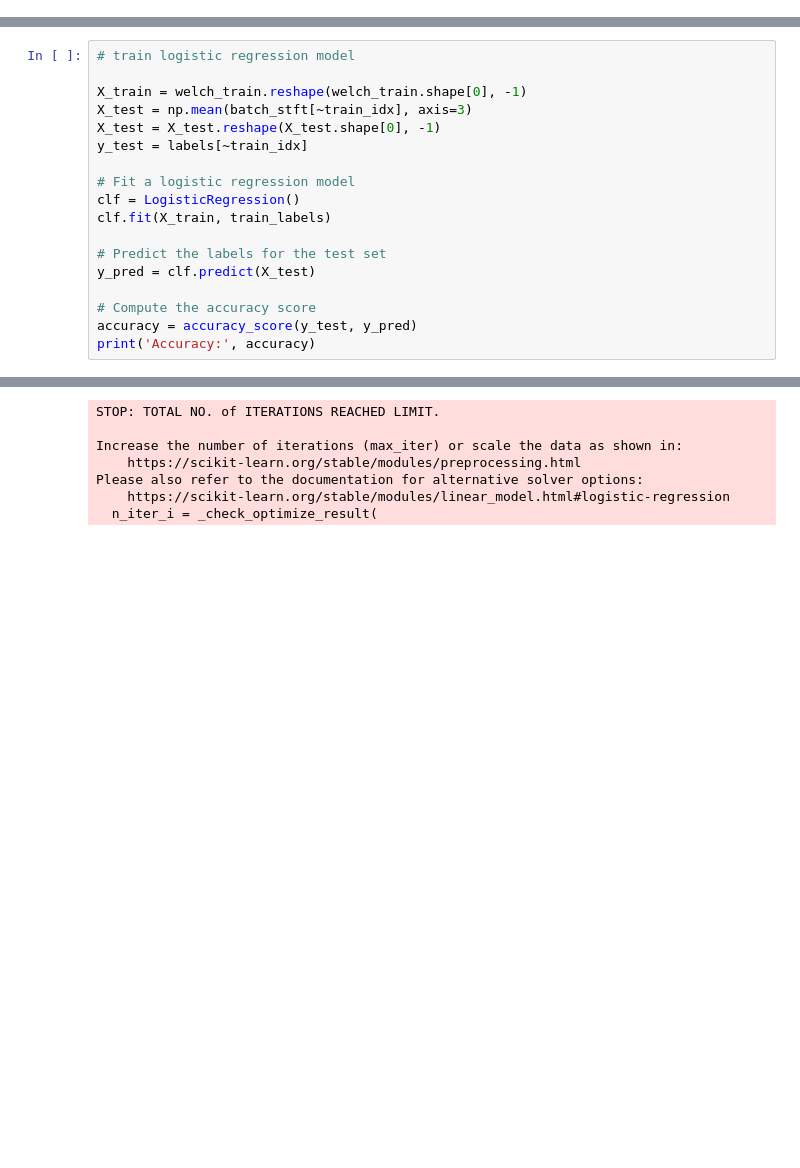
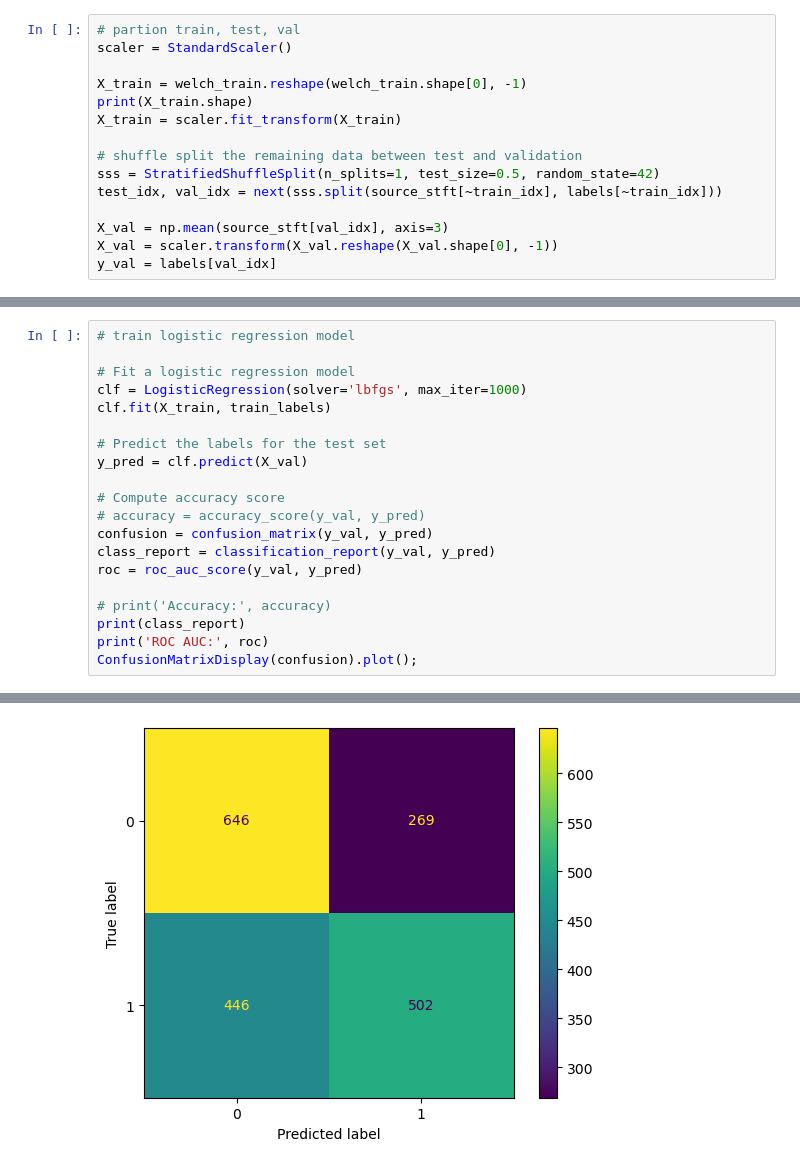
Before and after one commit to anmutechsupport/Energy-Efficient-Decoding-of-EEG-Motor-Imagery-using-Spiking-Legendre-Memory-Units, a Jupyter notebook: ml/training-bci2000.ipynb, the cells around one changed output, grey strips where cells are left out. Cells and saved outputs as stored; diff of their text form; blank space fills up the shorter version.

Commit message:
added contour plots for log reg

```diff
--- a/ml/training-bci2000.ipynb
+++ b/ml/training-bci2000.ipynb
@@ -38,0 +43,15 @@ print(train_labels.shape)
+# %%
+# partion train, test, val
+scaler = StandardScaler()
+
+X_train = welch_train.reshape(welch_train.shape[0], -1)
+print(X_train.shape)
+X_train = scaler.fit_transform(X_train)
+
+# shuffle split the remaining data between test and validation
+sss = StratifiedShuffleSplit(n_splits=1, test_size=0.5, random_state=42)
+test_idx, val_idx = next(sss.split(source_stft[~train_idx], labels[~train_idx]))
+
+X_val = np.mean(source_stft[val_idx], axis=3)
+X_val = scaler.transform(X_val.reshape(X_val.shape[0], -1))
+y_val = labels[val_idx]
@@ -39,19 +65,21 @@ print(train_labels.shape)
 # %%
 # train logistic regression model
 
-X_train = welch_train.reshape(welch_train.shape[0], -1)
-X_test = np.mean(batch_stft[~train_idx], axis=3)
-X_test = X_test.reshape(X_test.shape[0], -1)
-y_test = labels[~train_idx]
-
 # Fit a logistic regression model
-clf = LogisticRegression()
+clf = LogisticRegression(solver='lbfgs', max_iter=1000)
 clf.fit(X_train, train_labels)
 
 # Predict the labels for the test set
-y_pred = clf.predict(X_test)
+y_pred = clf.predict(X_val)
 
-# Compute the accuracy score
-accuracy = accuracy_score(y_test, y_pred)
-print('Accuracy:', accuracy)
+# Compute accuracy score
+# accuracy = accuracy_score(y_val, y_pred)
+confusion = confusion_matrix(y_val, y_pred)
+class_report = classification_report(y_val, y_pred)
+roc = roc_auc_score(y_val, y_pred)
+
+# print('Accuracy:', accuracy)
+print(class_report)
+print('ROC AUC:', roc)
+ConfusionMatrixDisplay(confusion).plot();
 # %% [output]
@@ -59,7 +96 @@ Accuracy: 0.6381208053691275
-STOP: TOTAL NO. of ITERATIONS REACHED LIMIT.
-
-Increase the number of iterations (max_iter) or scale the data as shown in:
-    https://scikit-learn.org/stable/modules/preprocessing.html
-Please also refer to the documentation for alternative solver options:
-    https://scikit-learn.org/stable/modules/linear_model.html#logistic-regression
-  n_iter_i = _check_optimize_result(
+[figure, added]
```
Also changed, not shown: parts of 17 cells of this notebook, 2 other files.
